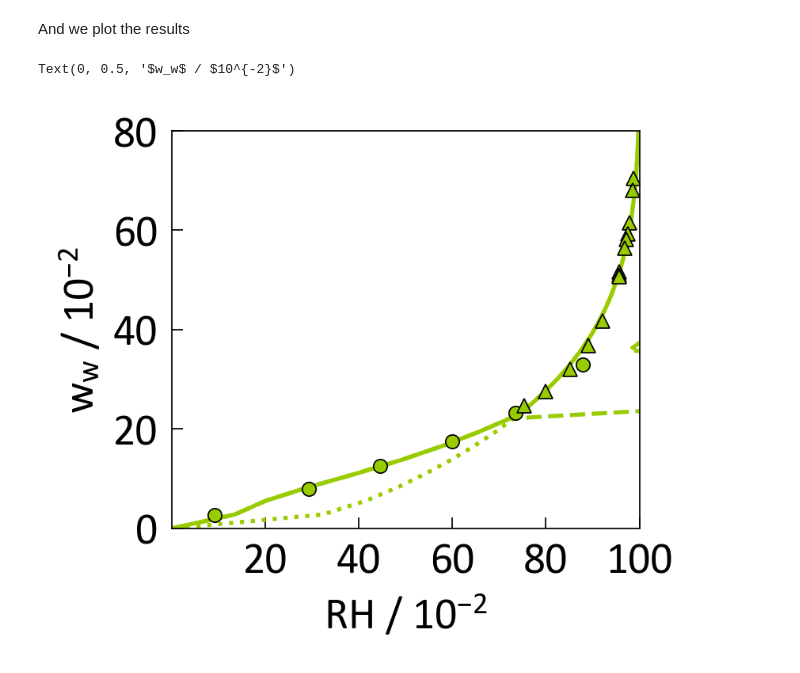
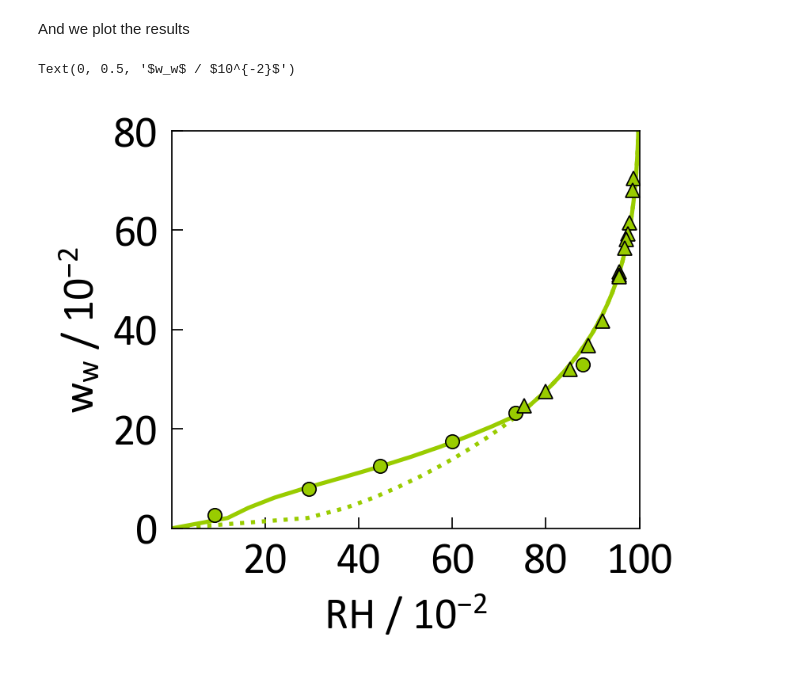
Before and after one commit to Borrdom/diffusionpy, a Jupyter notebook: examples_notebooks/00a_NET-GP_Polymer_Water.ipynb, the cells around one changed output. Cells and saved outputs as stored; diff of their text form; code cells hidden in the pictures.

```diff
--- a/examples_notebooks/00a_NET-GP_Polymer_Water.ipynb
+++ b/examples_notebooks/00a_NET-GP_Polymer_Water.ipynb
@@ -37,7 +35,7 @@ netpar={'v0p':np.asarray([-1.,663.7*1E-6]),
 # %% [markdown]
 We call the function NETVLE by supplying temperature, composition and the pcsaft as well as NETGP parameters
 # %%
-ww=np.linspace(0.0001,0.8,30)
+ww=np.linspace(0.0001,0.8,40)
 wivec=np.asarray([ww,1-ww])
 RHvecnet=np.asarray([NETVLE(T,wi,**netpar,**par) for wi in wivec.T])[:,0]
 RHvecsaft=np.asarray([np.exp(lngi(T,wi,**par)+np.log(wi)) for wi in wivec.T])[:,0]
@@ -46,21 +44,20 @@ And we plot the results
 # %%
 
 # RHvecnet[RHvecnet>1]=RHvecsaft[RHvecnet>1]
 fig,ax=plt.subplots()
 RHvec=RHvecsaft.copy()
 RHvec[RHvec>RHvecnet]=RHvecnet[RHvec>RHvecnet]
 ax.plot(RHvec*100,ww*100,'C0-')
 ax.plot(RHvecsaft*100,ww*100,'C0:')
-ax.plot(RHvecnet*100,ww*100,'C0--')
 ax.plot(RHexp,wwexp,'C0o')
 ax.plot(RHexp2,wwexp2,'C0^')
 
 ax.set_xticks([20,40,60,80,100])
 ax.set_yticks([0,20,40,60,80])
 plt.xlim([0,100])
 plt.ylim([0,80])
 ax.set_xlabel("RH / $10^{-2}$")
 ax.set_ylabel("$w_w$ / $10^{-2}$")
 # %% [output]
 Text(0, 0.5, '$w_w$ / $10^{-2}$')
-[figure, old version]
+[figure, new version]
```
Also changed, not shown: parts of 4 cells of this notebook, 6 other files.
